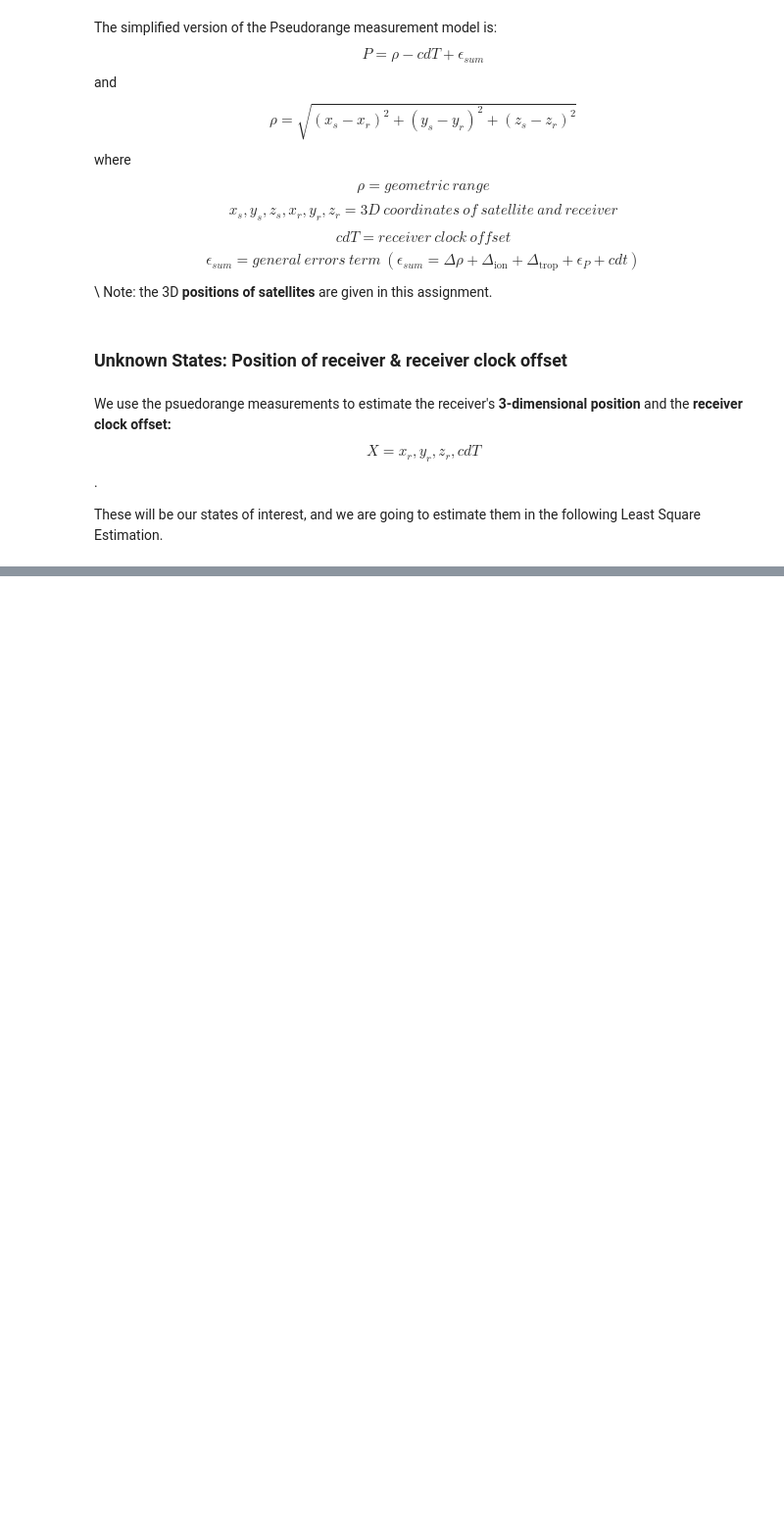
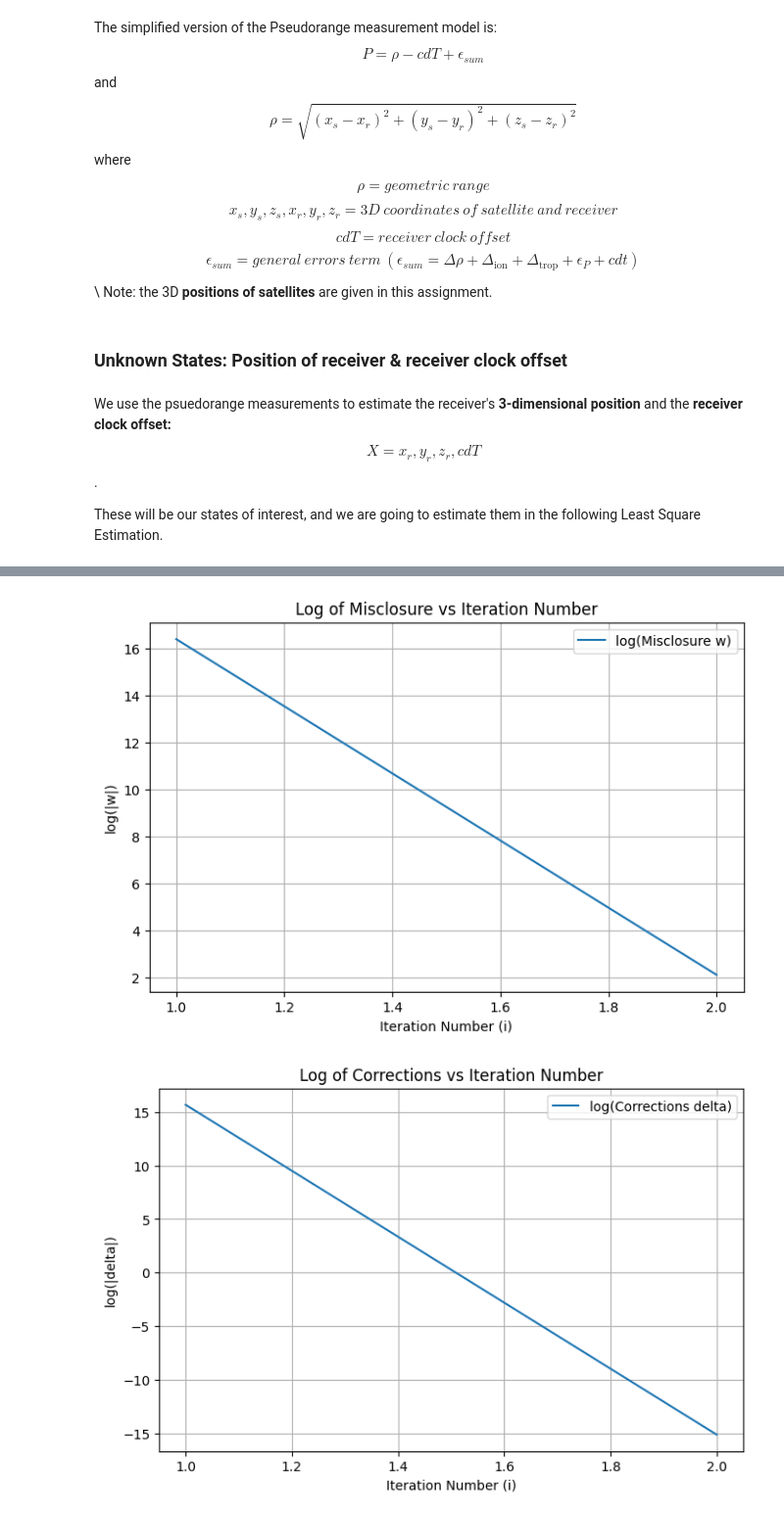
Before and after one commit to rbawah/engg680_2024_fall_group7, a Jupyter notebook: Lab_Assignment2/Assignment2.ipynb, the cells around one changed output, grey strips where cells are left out. Shown at 98% size. Saved outputs shown, nothing was run; the diff lists cells and outputs as text; code cells hidden in the pictures; blank space fills up the shorter version.

```diff
--- a/Lab_Assignment2/Assignment2.ipynb
+++ b/Lab_Assignment2/Assignment2.ipynb
@@ -451,7 +459,7 @@ P = #...
 # step 4
 # set the initial states as zeros:
 # (1 mark)
-x_0 = #...
+x_0 = np.zeros(m)
 # %%
 # step 5
 # GroundTruth coordiantes of the receiver
@@ -460,8 +468,8 @@ GroundTruth=np.array([-1633489.37967725,	-3651627.18250363,	4952481.61954918])
 # step 6
 # initialize the corrections array as ones, iteration loop counter i as zero and related arrays
 # (2 mark)
-delta = #...
-i = #...
+delta = np.ones(m)  # A ones vector of length m (number of states)
+i = 0  # Starting iteration count
 arr_w = []
 arr_delta=[]
 arr_err_pos = []
@@ -475,8 +483,10 @@ x_hat = x_0.copy()
 # you can either use the numpy function or code the math manually
 # (1 marks)
 def euclidean_norm(receiver_pos, satellite_pos):
-  #...
-  return distance
+
+    # Compute the Euclidean distance between receiver and each satellite
+    distance = np.linalg.norm(satellite_pos - receiver_pos, axis=1)
+    return distance
 # %%
 # step 8
 # define a function named design_matrix which computes the design matrix A of this LSE problem
@@ -484,8 +494,10 @@ def euclidean_norm(receiver_pos, satellite_pos):
 # the function should return an two-dimensional array which represents the design matrix A
 # (2 marks)
 def design_matrix(r_pos, s_pos, rho):
-  #...
-  return A
+    # Compute the differences between satellite positions and receiver position
+    diff = s_pos - r_pos
+    A = diff / rho[:, np.newaxis]
+    return A
 # %%
 # step 9
 # start the iteration for the LSE (11 marks in total)
@@ -566,14 +637,39 @@ after the LSE convergence to the console.
 # %%
 # step 12
 # Using the imported matplotlib, plot the following (3 marks in total). Make sure to include proper axes information, legend, grid lines and title.
 
 # 1. Plot log of the misclosure w against the LSQ iteration number i
 # (1 marks)
-
+plt.figure(figsize=(8, 5))
+plt.plot(arr_i, np.log([np.linalg.norm(w) for w in arr_w]), label='log(Misclosure w)')
+plt.xlabel('Iteration Number (i)')
+plt.ylabel('log(|w|)')
+plt.title('Log of Misclosure vs Iteration Number')
+plt.grid(True)
+plt.legend()
+plt.show()
 
 # 2. Plot log of the corrections delta against the LSQ iteration number i
 # (1 marks)
-
+plt.figure(figsize=(8, 5))
+plt.plot(arr_i, np.log([np.linalg.norm(delta) for delta in arr_delta]), label='log(Corrections delta)')
+plt.xlabel('Iteration Number (i)')
+plt.ylabel('log(|delta|)')
+plt.title('Log of Corrections vs Iteration Number')
+plt.grid(True)
+plt.legend()
+plt.show()
 
 # 3. Plot log of the 3D position errors against the LSQ iteration number i
 # (1 marks)
+plt.figure(figsize=(8, 5))
+plt.plot(arr_i, np.log(arr_err_pos), label='log(3D Position Errors)')
+plt.xlabel('Iteration Number (i)')
+plt.ylabel('log(|Position Error|)')
+plt.title('Log of 3D Position Errors vs Iteration Number')
+plt.grid(True)
+plt.legend()
+plt.show()
+# %% [output]
+[figure, added]
+[figure, added]
```
Also changed, not shown: parts of 12 cells of this notebook.
